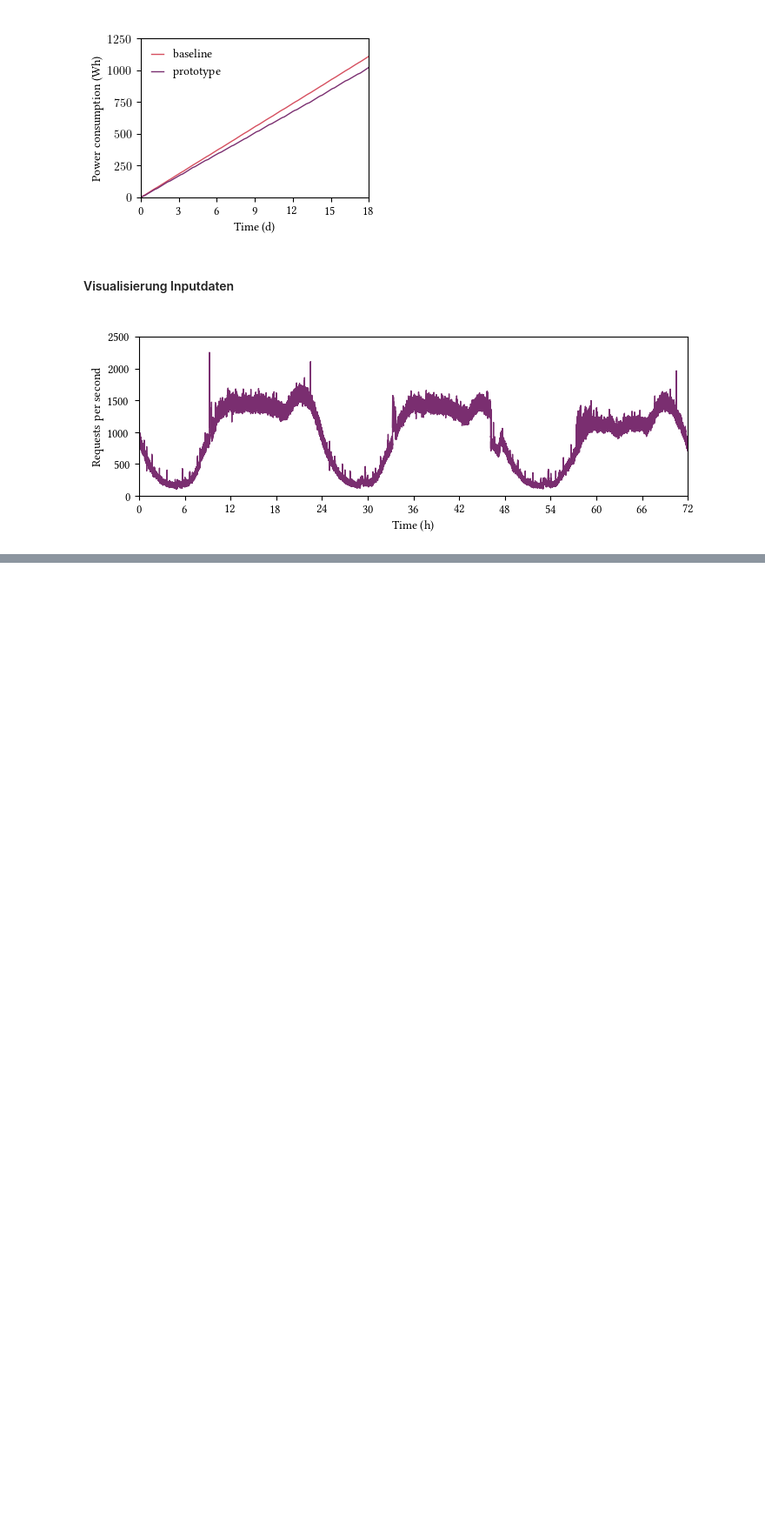
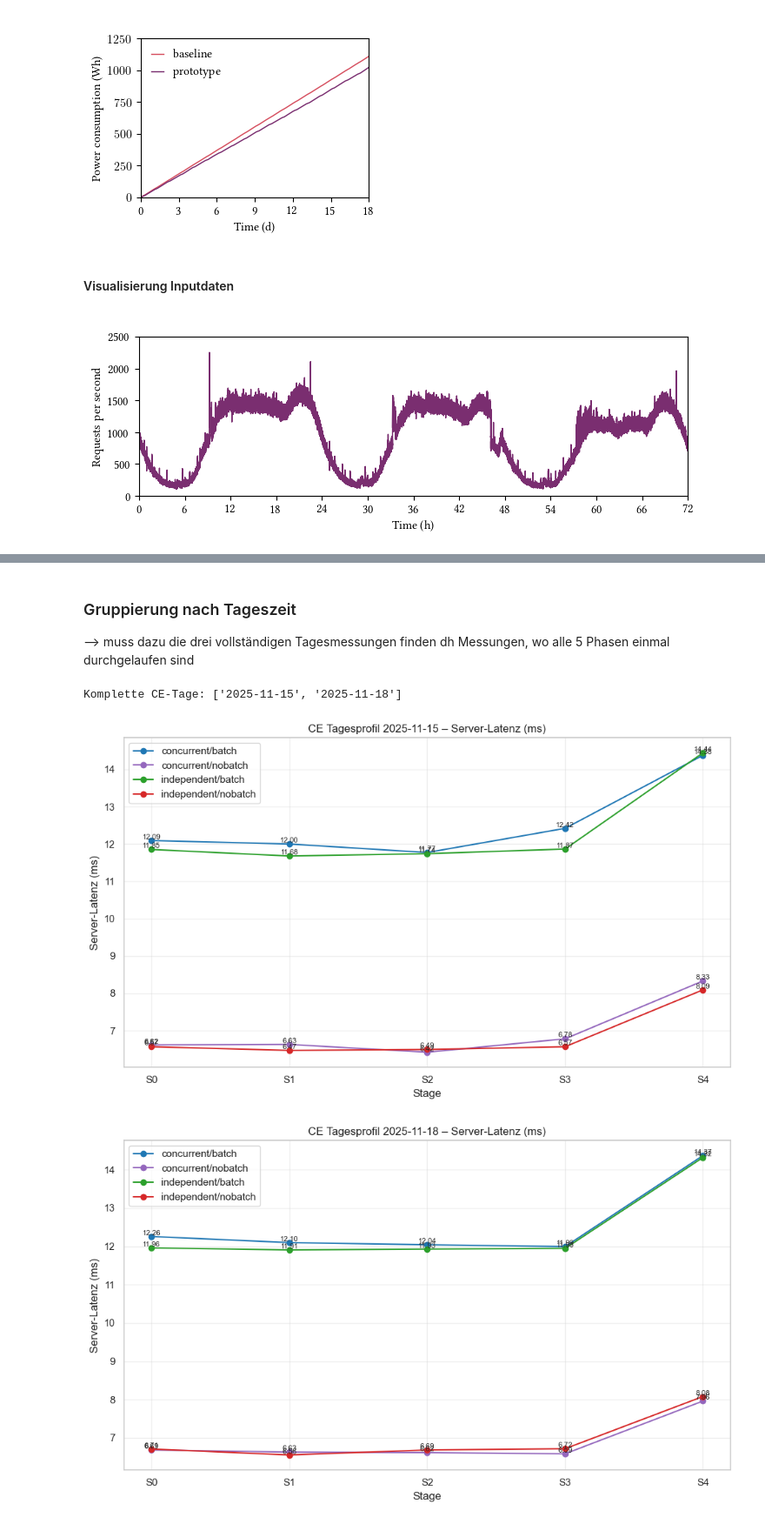
Before and after one commit to susannahufnagl/cloud-run-latency-analysis, a Jupyter notebook: analysis/Untitled.ipynb, the cells around one changed output, grey strips where cells are left out. Shown at 87% size. Saved outputs shown, nothing was run; the diff lists cells and outputs as text; code cells hidden in the pictures; blank space fills up the shorter version.

```diff
--- a/analysis/Untitled.ipynb
+++ b/analysis/Untitled.ipynb
@@ -1223,0 +1299,3 @@ Passing `palette` without assigning `hue` is deprecated and will be removed in v
+# %% [markdown]
+### Gruppierung nach Tageszeit
+--> muss dazu die drei vollständigen Tagesmessungen finden dh Messungen, wo alle 5 Phasen einmal durchgelaufen sind
@@ -1223,0 +1383,5 @@ Passing `palette` without assigning `hue` is deprecated and will be removed in v
+# %%
+complete_days = find_complete_ce_days(lat)
+print("Komplette CE-Tage:", complete_days)
+# %% [output]
+Komplette CE-Tage: ['2025-11-15', '2025-11-18']
@@ -1223,0 +1446,11 @@ Passing `palette` without assigning `hue` is deprecated and will be removed in v
+# %%
+
+for day in complete_days:
+    plot_ce_per_day_with_modes(lat, day, metric_col="server_latency_ms", metric_label="Server-Latenz (ms)")
+
+
+for day in complete_days:
+    plot_ce_per_day_with_modes(lat, day, metric_col="client_total_ms", metric_label="Client-Latenz (ms)")
+# %% [output]
+[figure, added]
+[figure, added]
```
Also changed, not shown: parts of 44 cells of this notebook, 3 other files.
